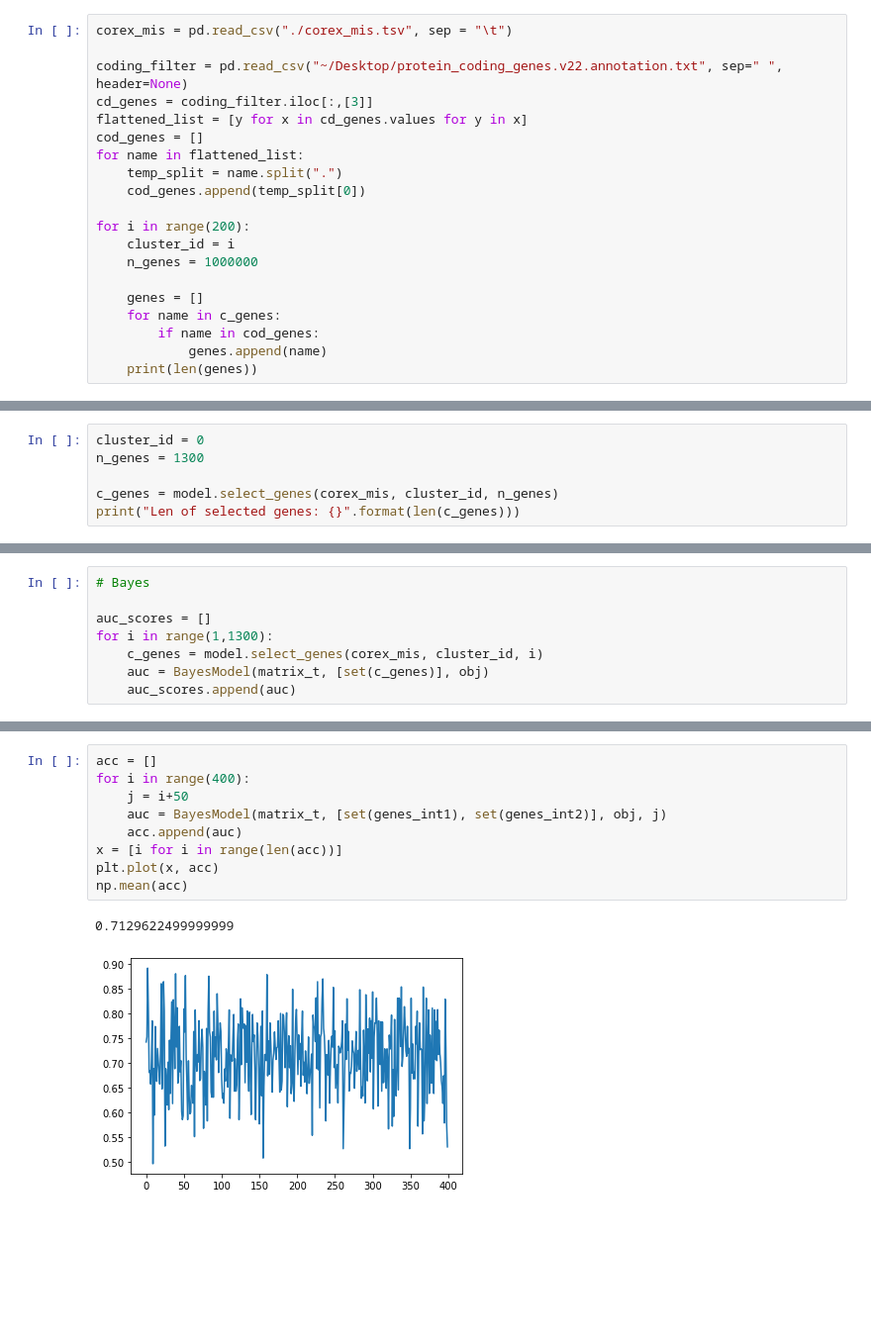
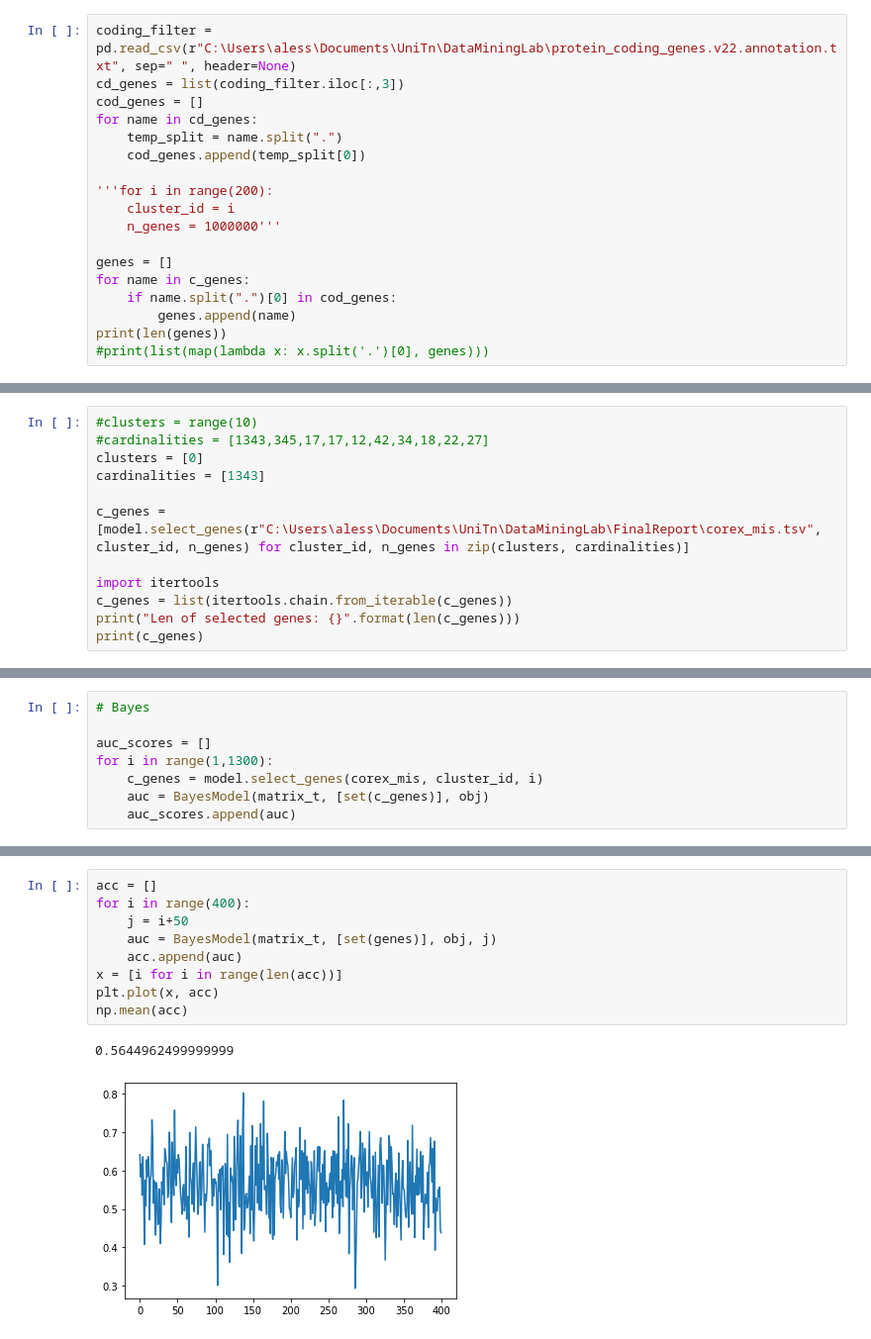
Before and after one commit to DrQuestion/DataMiningLab, a Jupyter notebook: Model_Analysis_COREX.ipynb, the cells around one changed output, grey strips where cells are left out. Shown: that part at 99% size. Saved outputs shown, nothing was run; the diff lists cells and outputs as text; blank space fills up the shorter version.

Commit message:
Filtered for coding genes

```diff
--- a/Model_Analysis_COREX.ipynb
+++ b/Model_Analysis_COREX.ipynb
@@ -127,21 +125,19 @@ corex_mis.shape
 # %%
-corex_mis = pd.read_csv("./corex_mis.tsv", sep = "\t")
-
-coding_filter = pd.read_csv("~/Desktop/protein_coding_genes.v22.annotation.txt", sep=" ", header=None)
-cd_genes = coding_filter.iloc[:,[3]]
-flattened_list = [y for x in cd_genes.values for y in x]
+coding_filter = pd.read_csv(r"C:\Users\aless\Documents\UniTn\DataMiningLab\protein_coding_genes.v22.annotation.txt", sep=" ", header=None)
+cd_genes = list(coding_filter.iloc[:,3])
 cod_genes = []
-for name in flattened_list:
+for name in cd_genes:
     temp_split = name.split(".")
     cod_genes.append(temp_split[0])
 
-for i in range(200):
+'''for i in range(200):
     cluster_id = i
-    n_genes = 1000000
+    n_genes = 1000000'''
 
-    genes = []
-    for name in c_genes:
-        if name in cod_genes:
-            genes.append(name)
-    print(len(genes))
+genes = []
+for name in c_genes:
+    if name.split(".")[0] in cod_genes:
+        genes.append(name)
+print(len(genes))
+#print(list(map(lambda x: x.split('.')[0], genes)))
 # %% [output]
@@ -176,6 +144,0 @@ print(cod_genes)
-# %%
-cluster_id = 0
-n_genes = 1300
-
-c_genes = model.select_genes(corex_mis, cluster_id, n_genes)
-print("Len of selected genes: {}".format(len(c_genes)))
@@ -183,0 +183,12 @@ Len of selected genes: 1300
+# %%
+#clusters = range(10)
+#cardinalities = [1343,345,17,17,12,42,34,18,22,27]
+clusters = [0]
+cardinalities = [1343]
+
+c_genes = [model.select_genes(r"C:\Users\aless\Documents\UniTn\DataMiningLab\FinalReport\corex_mis.tsv", cluster_id, n_genes) for cluster_id, n_genes in zip(clusters, cardinalities)]
+
+import itertools
+c_genes = list(itertools.chain.from_iterable(c_genes))
+print("Len of selected genes: {}".format(len(c_genes)))
+print(c_genes)
@@ -249,15 +249,15 @@ np.mean(acc)
 # %%
 acc = []
 for i in range(400):
     j = i+50
-    auc = BayesModel(matrix_t, [set(genes_int1), set(genes_int2)], obj, j)
+    auc = BayesModel(matrix_t, [set(genes)], obj, j)
     acc.append(auc)
 x = [i for i in range(len(acc))]
 plt.plot(x, acc)
 np.mean(acc)
 # %% [output]
-0.7129622499999999
+0.5644962499999999
-[figure, old version]
+[figure, new version]
 # %%
 genes_list = list(set(genes_int1).union(set(genes_int2)))
 
```
Also changed, not shown: parts of 13 cells of this notebook, 5 other files.
